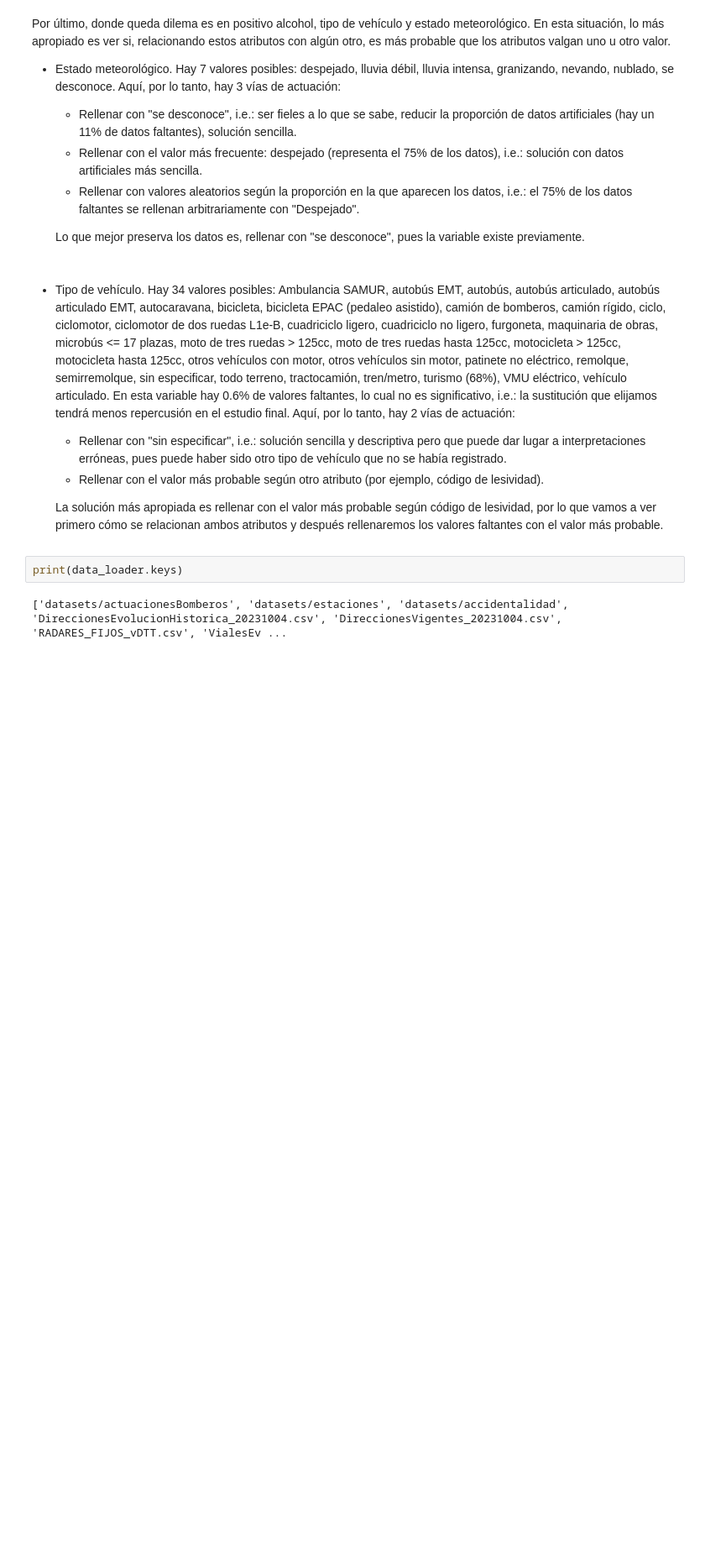
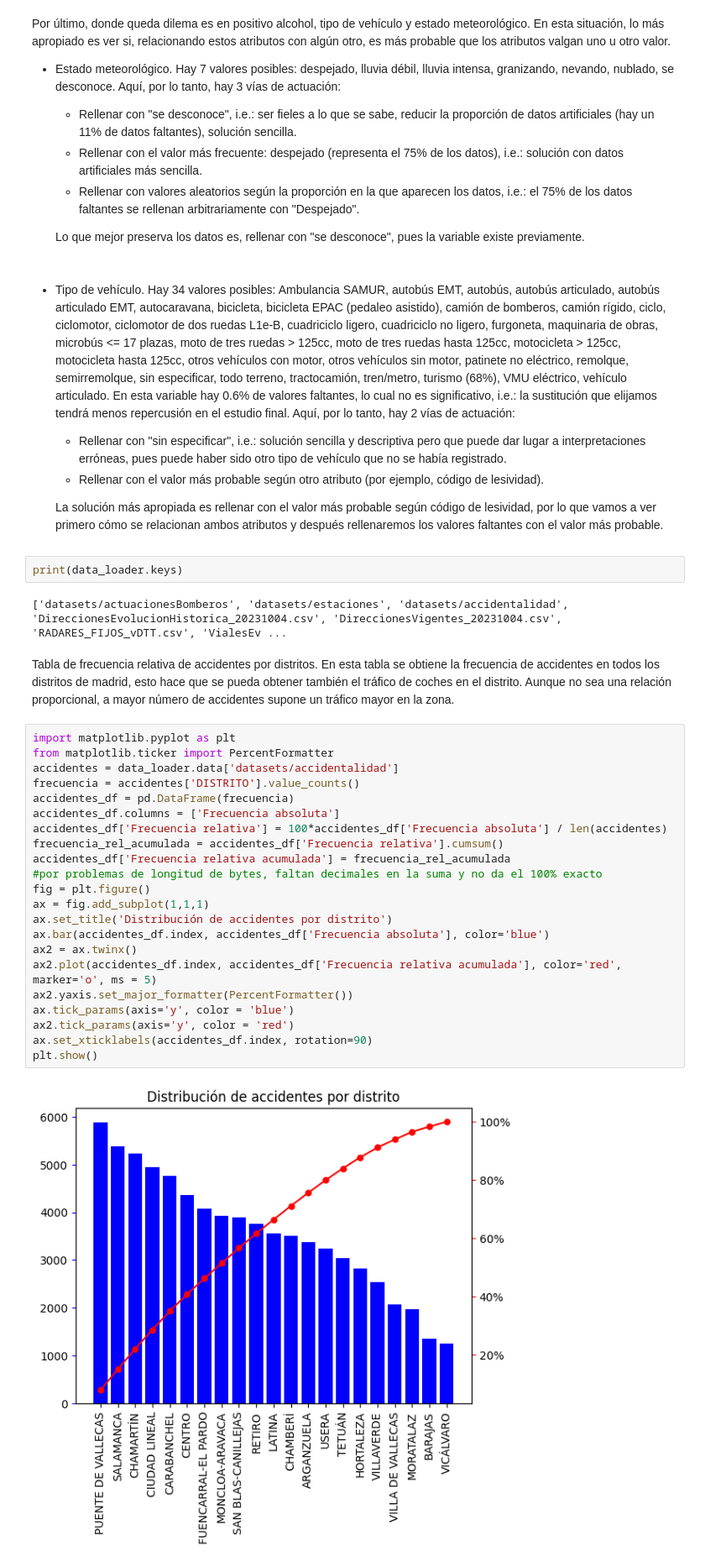
Before and after one commit to paula-gomezlucas/POD, a Jupyter notebook: CuadernoV1.ipynb, the cells around one changed output. Shown at 84% size. Drawn from its saved outputs; the diff is of its cells as text; blank space fills up the shorter version.

```diff
--- a/CuadernoV1.ipynb
+++ b/CuadernoV1.ipynb
@@ -235,3 +235,30 @@ Por último, donde queda dilema es en positivo alcohol, tipo de vehículo y esta
 print(data_loader.keys)
 # %% [output]
 ['datasets/actuacionesBomberos', 'datasets/estaciones', 'datasets/accidentalidad', 'DireccionesEvolucionHistorica_20231004.csv', 'DireccionesVigentes_20231004.csv', 'RADARES_FIJOS_vDTT.csv', 'VialesEv ...
+# %% [markdown]
+
+Tabla de frecuencia relativa de accidentes por distritos. En esta tabla se obtiene la frecuencia de accidentes en todos los distritos de madrid, esto hace que se pueda obtener también el tráfico de coches en el distrito. Aunque no sea una relación proporcional, a mayor número de accidentes supone un tráfico mayor en la zona.
+# %%
+import matplotlib.pyplot as plt
+from matplotlib.ticker import PercentFormatter
+accidentes = data_loader.data['datasets/accidentalidad']
+frecuencia = accidentes['DISTRITO'].value_counts()
+accidentes_df = pd.DataFrame(frecuencia)
+accidentes_df.columns = ['Frecuencia absoluta']
+accidentes_df['Frecuencia relativa'] = 100*accidentes_df['Frecuencia absoluta'] / len(accidentes)
+frecuencia_rel_acumulada = accidentes_df['Frecuencia relativa'].cumsum()
+accidentes_df['Frecuencia relativa acumulada'] = frecuencia_rel_acumulada
+#por problemas de longitud de bytes, faltan decimales en la suma y no da el 100% exacto
+fig = plt.figure()
+ax = fig.add_subplot(1,1,1)
+ax.set_title('Distribución de accidentes por distrito')
+ax.bar(accidentes_df.index, accidentes_df['Frecuencia absoluta'], color='blue')
+ax2 = ax.twinx()
+ax2.plot(accidentes_df.index, accidentes_df['Frecuencia relativa acumulada'], color='red', marker='o', ms = 5)
+ax2.yaxis.set_major_formatter(PercentFormatter())
+ax.tick_params(axis='y', color = 'blue')
+ax2.tick_params(axis='y', color = 'red')
+ax.set_xticklabels(accidentes_df.index, rotation=90)
+plt.show()
+# %% [output]
+[figure, added]
```
